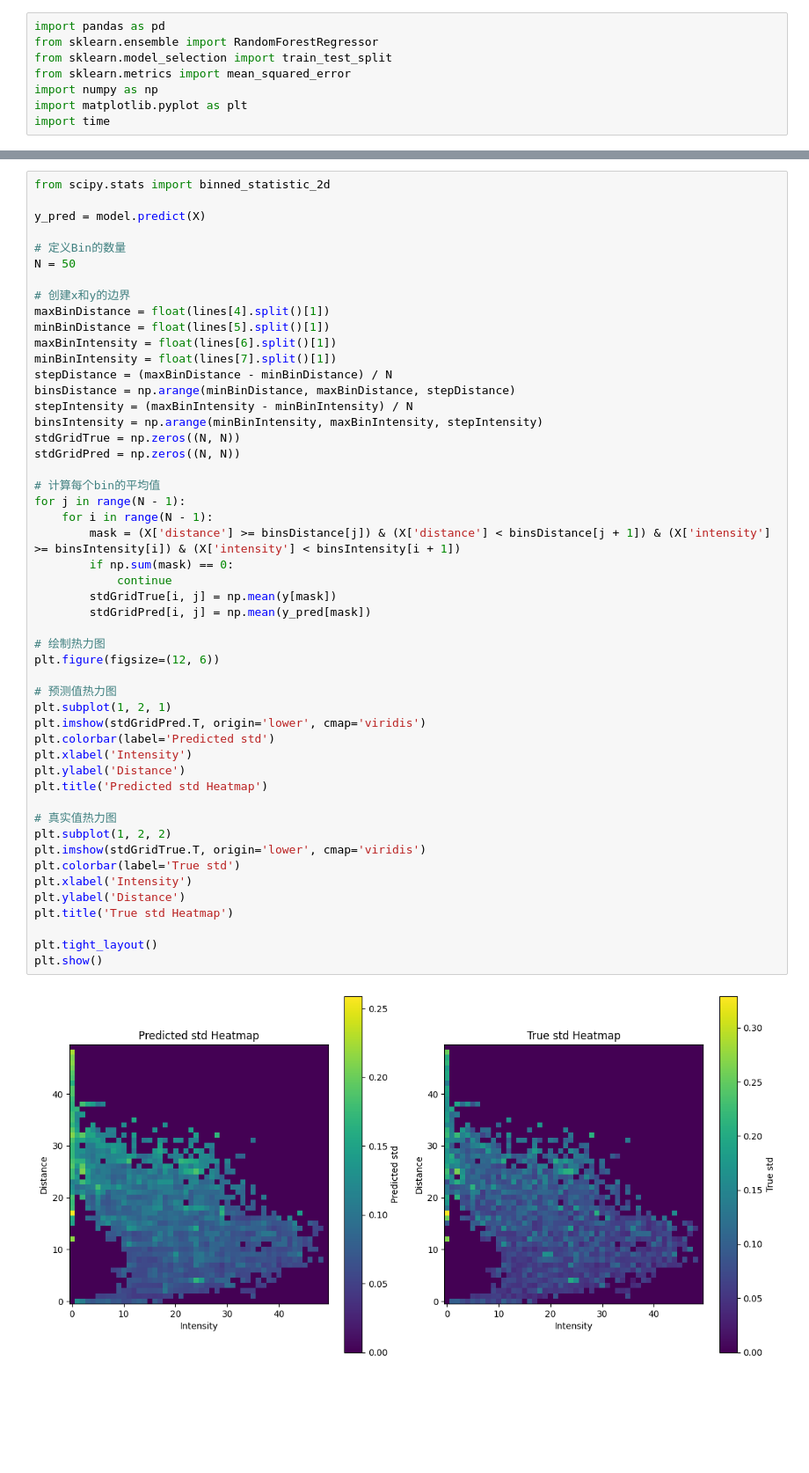
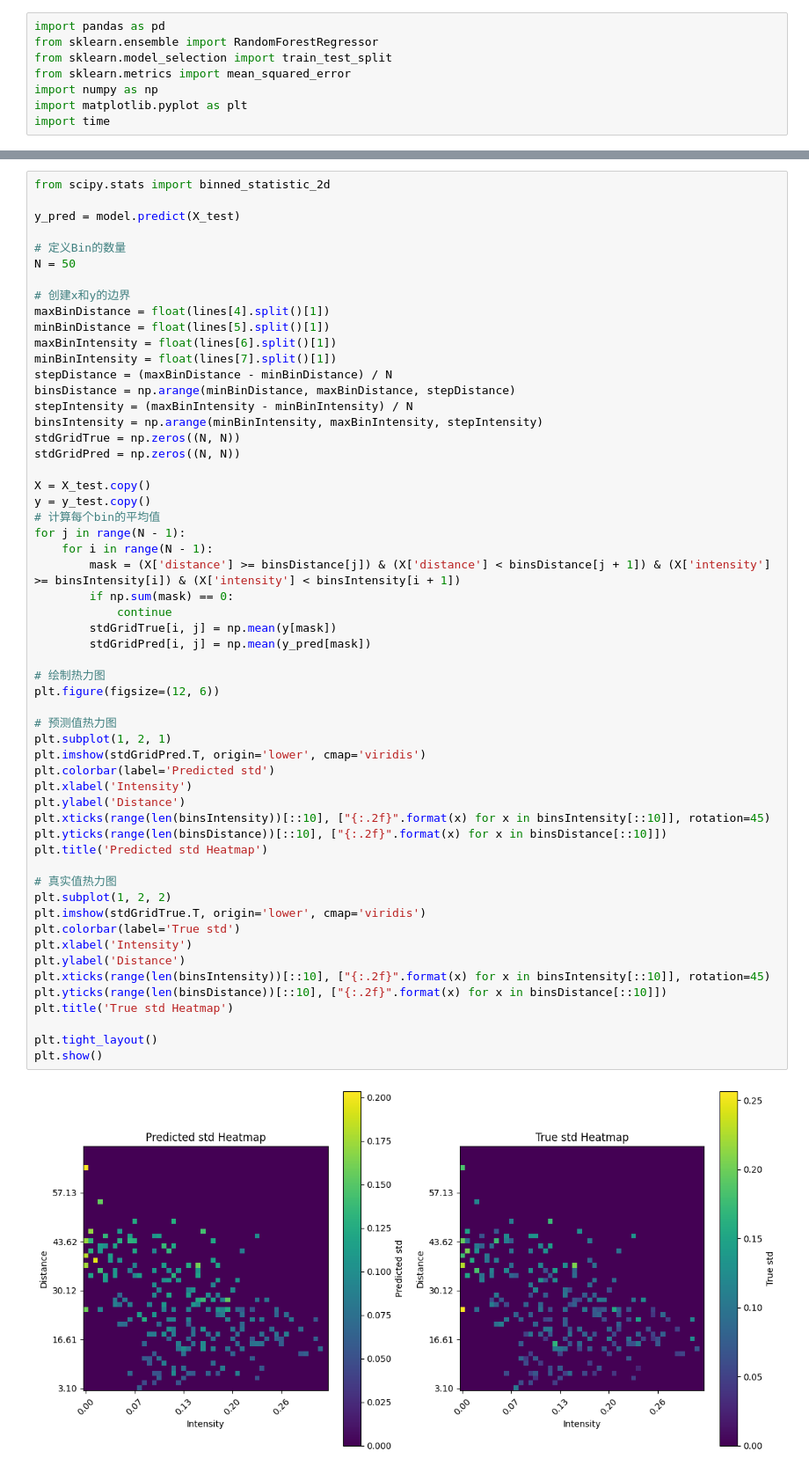
Before and after one commit to yang-jiaye/PCDetErrorModel, a Jupyter notebook: errorDTModel.ipynb, the cells around one changed output, grey strips where cells are left out. Shown at 88% size. Saved outputs shown, nothing was run; the diff lists cells and outputs as text; blank space fills up the shorter version.

Commit message:
analyze std pred of DTModel

```diff
--- a/errorDTModel.ipynb
+++ b/errorDTModel.ipynb
@@ -60,7 +60,7 @@ Mean Squared Error: 0.028730682749869205
 # %%
 from scipy.stats import binned_statistic_2d
 
-y_pred = model.predict(X)
+y_pred = model.predict(X_test)
 
 # 定义Bin的数量
 N = 50
@@ -77,35 +77,41 @@ binsIntensity = np.arange(minBinIntensity, maxBinIntensity, stepIntensity)
 stdGridTrue = np.zeros((N, N))
 stdGridPred = np.zeros((N, N))
 
+X = X_test.copy()
+y = y_test.copy()
 # 计算每个bin的平均值
 for j in range(N - 1):
     for i in range(N - 1):
         mask = (X['distance'] >= binsDistance[j]) & (X['distance'] < binsDistance[j + 1]) & (X['intensity'] >= binsIntensity[i]) & (X['intensity'] < binsIntensity[i + 1])
         if np.sum(mask) == 0:
             continue
         stdGridTrue[i, j] = np.mean(y[mask])
         stdGridPred[i, j] = np.mean(y_pred[mask])
 
 # 绘制热力图
 plt.figure(figsize=(12, 6))
 
 # 预测值热力图
 plt.subplot(1, 2, 1)
 plt.imshow(stdGridPred.T, origin='lower', cmap='viridis')
 plt.colorbar(label='Predicted std')
 plt.xlabel('Intensity')
 plt.ylabel('Distance')
+plt.xticks(range(len(binsIntensity))[::10], ["{:.2f}".format(x) for x in binsIntensity[::10]], rotation=45)
+plt.yticks(range(len(binsDistance))[::10], ["{:.2f}".format(x) for x in binsDistance[::10]])
 plt.title('Predicted std Heatmap')
 
 # 真实值热力图
 plt.subplot(1, 2, 2)
 plt.imshow(stdGridTrue.T, origin='lower', cmap='viridis')
 plt.colorbar(label='True std')
 plt.xlabel('Intensity')
 plt.ylabel('Distance')
+plt.xticks(range(len(binsIntensity))[::10], ["{:.2f}".format(x) for x in binsIntensity[::10]], rotation=45)
+plt.yticks(range(len(binsDistance))[::10], ["{:.2f}".format(x) for x in binsDistance[::10]])
 plt.title('True std Heatmap')
 
 plt.tight_layout()
 plt.show()
 # %% [output]
-[figure, old version]
+[figure, new version]
```
Also changed, not shown: parts of 3 cells of this notebook, 3 other files.
